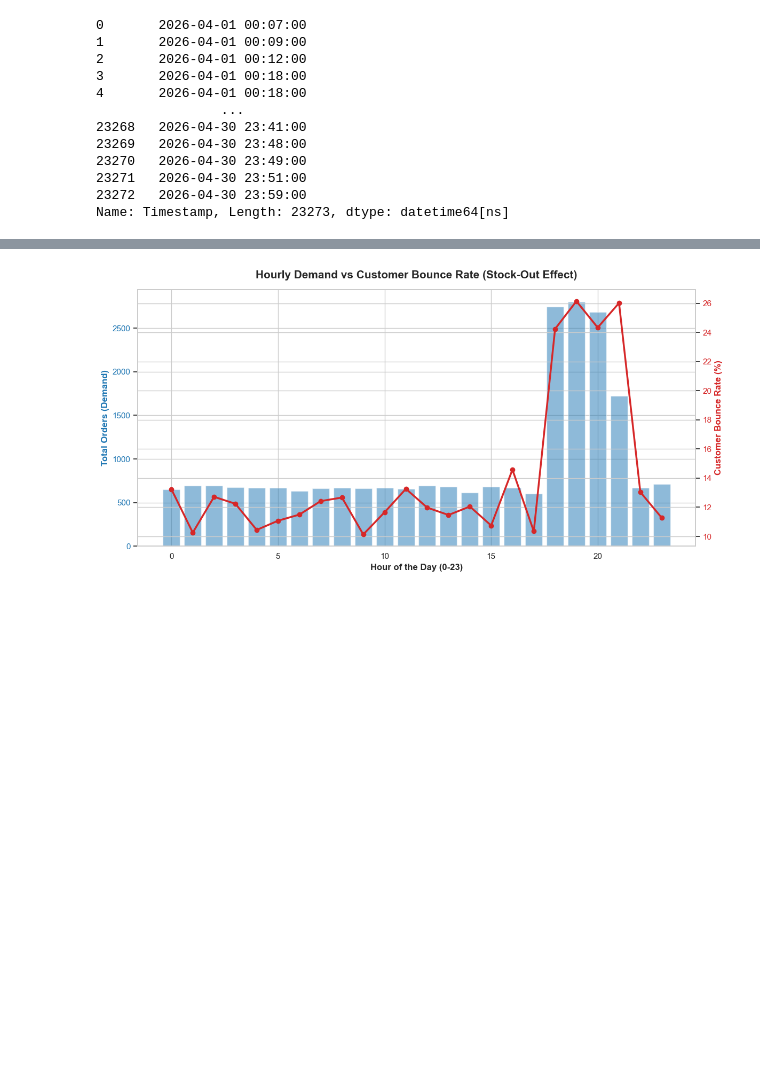
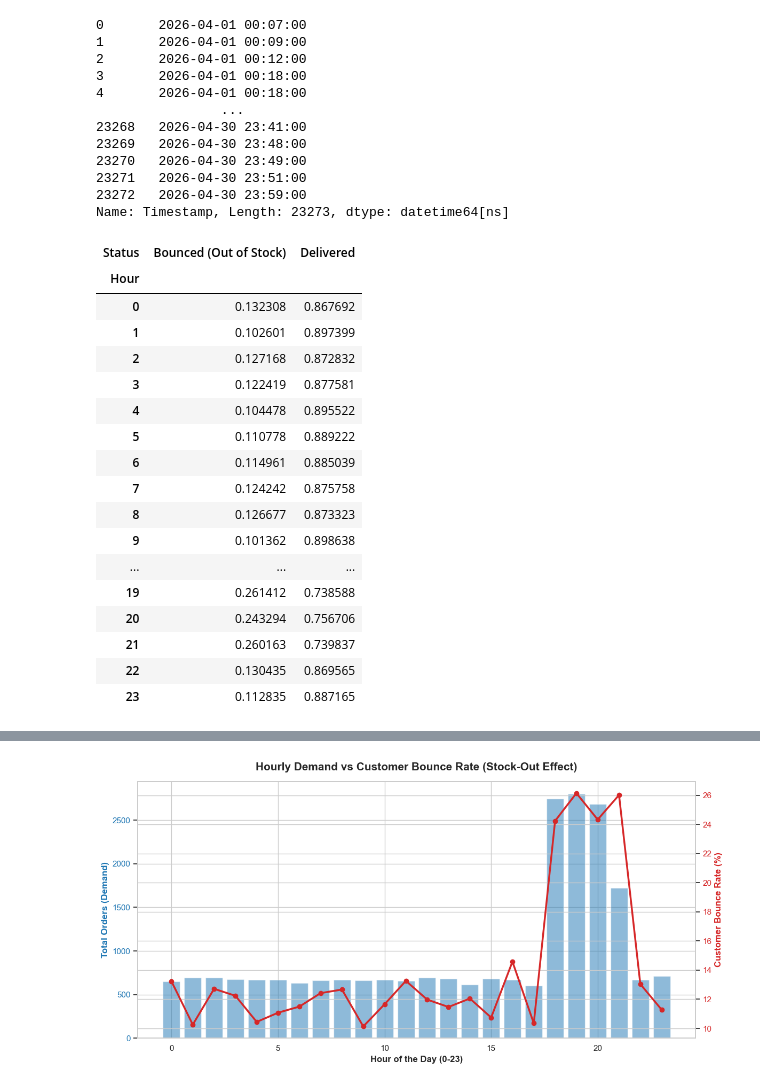
Before and after one commit to aryamaddy/Quick-Commerce-Inventory-Optimization, a Jupyter notebook: Quick-Commerce-Inventory-Optimization/inventory_demand_analysis.ipynb, the cells around one changed output, grey strips where cells are left out. Saved outputs shown, nothing was run; the diff lists cells and outputs as text; code cells hidden in the pictures; blank space fills up the shorter version.

```diff
--- a/Quick-Commerce-Inventory-Optimization/inventory_demand_analysis.ipynb
+++ b/Quick-Commerce-Inventory-Optimization/inventory_demand_analysis.ipynb
@@ -41,6 +42,26 @@ df['Hour'] = df['Timestamp'].dt.hour
 # %%
 
 bounce_matrix = df.groupby('Hour')['Status'].value_counts(normalize=True).unstack().fillna(0)
+bounce_matrix
+# %% [output]
+| Status | Bounced (Out of Stock) | Delivered |
+| Hour |  |  |
+| 0 | 0.132308 | 0.867692 |
+| 1 | 0.102601 | 0.897399 |
+| 2 | 0.127168 | 0.872832 |
+| 3 | 0.122419 | 0.877581 |
+| 4 | 0.104478 | 0.895522 |
+| 5 | 0.110778 | 0.889222 |
+| 6 | 0.114961 | 0.885039 |
+| 7 | 0.124242 | 0.875758 |
+| 8 | 0.126677 | 0.873323 |
+| 9 | 0.101362 | 0.898638 |
+| ... | ... | ... |
+| 19 | 0.261412 | 0.738588 |
+| 20 | 0.243294 | 0.756706 |
+| 21 | 0.260163 | 0.739837 |
+| 22 | 0.130435 | 0.869565 |
+| 23 | 0.112835 | 0.887165 |
 # %%
 
 bounce_matrix['Bounce_Rate_%'] = bounce_matrix['Bounced (Out of Stock)'] * 100
```
Also changed, not shown: parts of 9 cells of this notebook.
